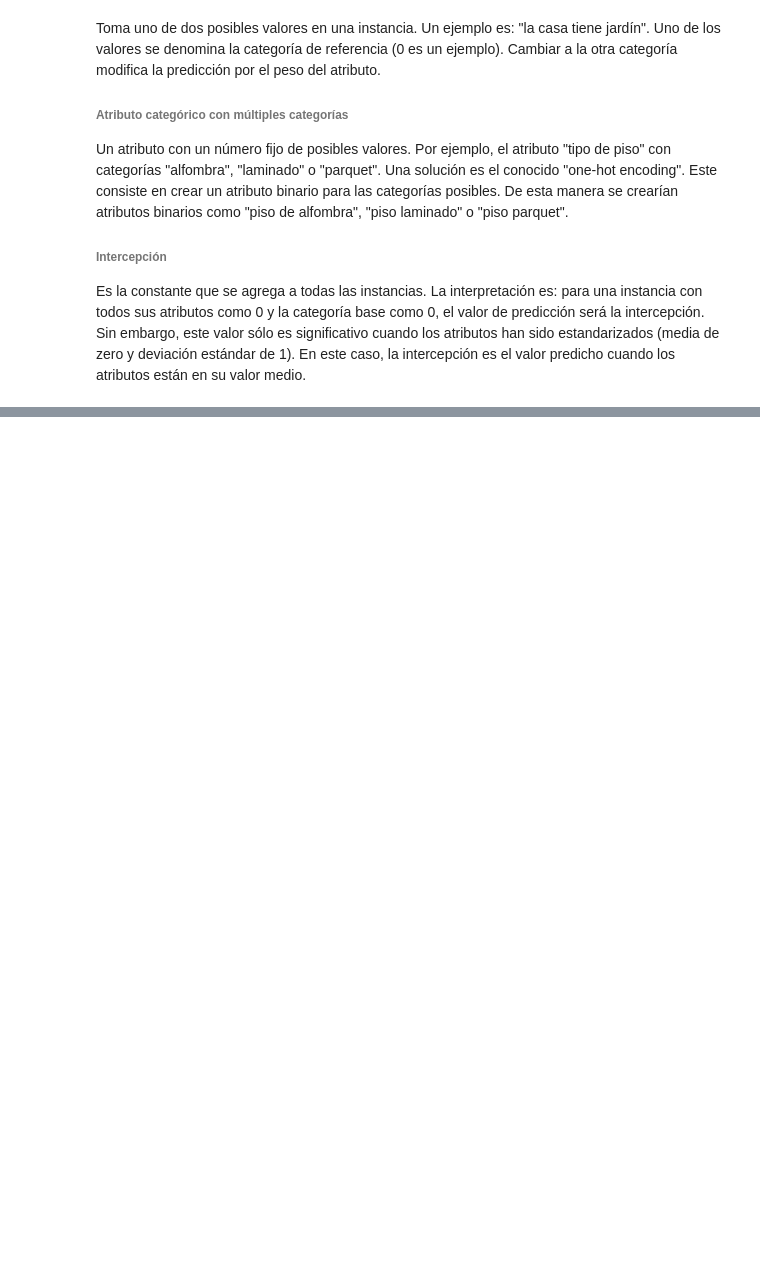
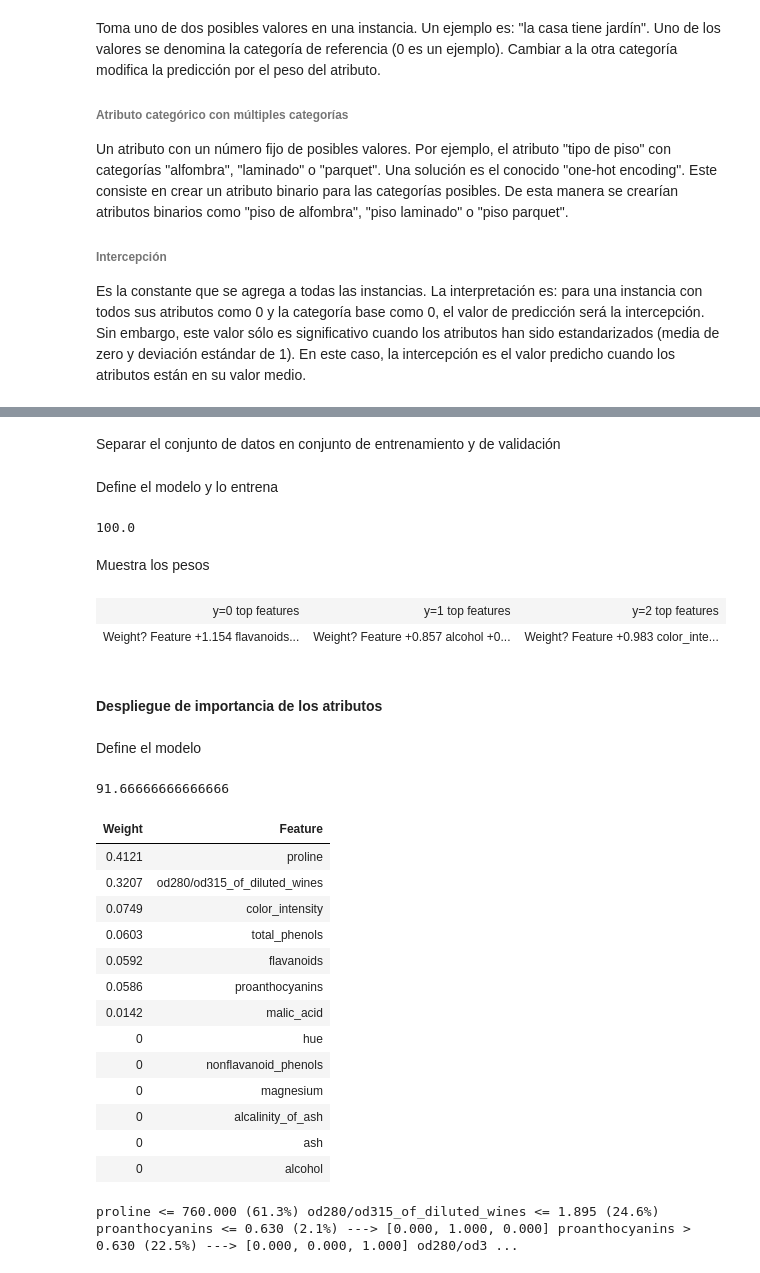
Before and after one commit to eliecer9000/investigacion-3-reconocimiento-patrones, a Jupyter notebook: Investigacion_3.ipynb, the cells around one changed output, grey strips where cells are left out. Cells and saved outputs as stored; diff of their text form; code cells hidden in the pictures; blank space fills up the shorter version.

```diff
--- a/Investigacion_3.ipynb
+++ b/Investigacion_3.ipynb
@@ -128,0 +308,55 @@ Es la constante que se agrega a todas las instancias. La interpretación es: par
+# %%
+wine_data = datasets.load_wine()
+df_wine = pd.DataFrame(wine_data.data,columns=wine_data.feature_names)
+df_wine['target'] = pd.Series(wine_data.target)
+# %% [markdown]
+Separar el conjunto de datos en conjunto de entrenamiento y de validación
+# %%
+x = df_wine.drop(['target'], axis=1)
+y = df_wine['target']
+x_train, x_test, y_train, y_test = train_test_split(x, y, test_size=0.2)
+# %% [markdown]
+Define el modelo y lo entrena
+# %%
+logisReg =  LogisticRegression(solver='liblinear')
+logisReg.fit(x_train, y_train)
+score = logisReg.score(x_test, y_test) * 100
+print(score)
+# %% [output]
+100.0
+# %% [markdown]
+Muestra los pesos
+# %%
+eli5.show_weights(logisReg, feature_names = x.columns.tolist())
+# %% [output]
+| y=0 top features | y=1 top features | y=2 top features |
+| Weight? Feature +1.154 flavanoids... | Weight? Feature +0.857 alcohol +0... | Weight? Feature +0.983 color_inte... |
+# %% [markdown]
+#### Despliegue de importancia de los atributos
+# %% [markdown]
+Define el modelo
+# %%
+tree = DecisionTreeClassifier(random_state=0, max_depth=5)
+tree.fit(x_train, y_train)
+score = tree.score(x_test, y_test) * 100
+print(score)
+# %% [output]
+91.66666666666666
+# %%
+eli5.explain_weights(tree, feature_names = x.columns.tolist())
+# %% [output]
+| Weight | Feature |
+| 0.4121 | proline |
+| 0.3207 | od280/od315_of_diluted_wines |
+| 0.0749 | color_intensity |
+| 0.0603 | total_phenols |
+| 0.0592 | flavanoids |
+| 0.0586 | proanthocyanins |
+| 0.0142 | malic_acid |
+| 0 | hue |
+| 0 | nonflavanoid_phenols |
+| 0 | magnesium |
+| 0 | alcalinity_of_ash |
+| 0 | ash |
+| 0 | alcohol |
+proline <= 760.000 (61.3%) od280/od315_of_diluted_wines <= 1.895 (24.6%) proanthocyanins <= 0.630 (2.1%) ---> [0.000, 1.000, 0.000] proanthocyanins > 0.630 (22.5%) ---> [0.000, 0.000, 1.000] od280/od3 ...
```
Also changed, not shown: parts of 18 cells of this notebook, 1 other file.
